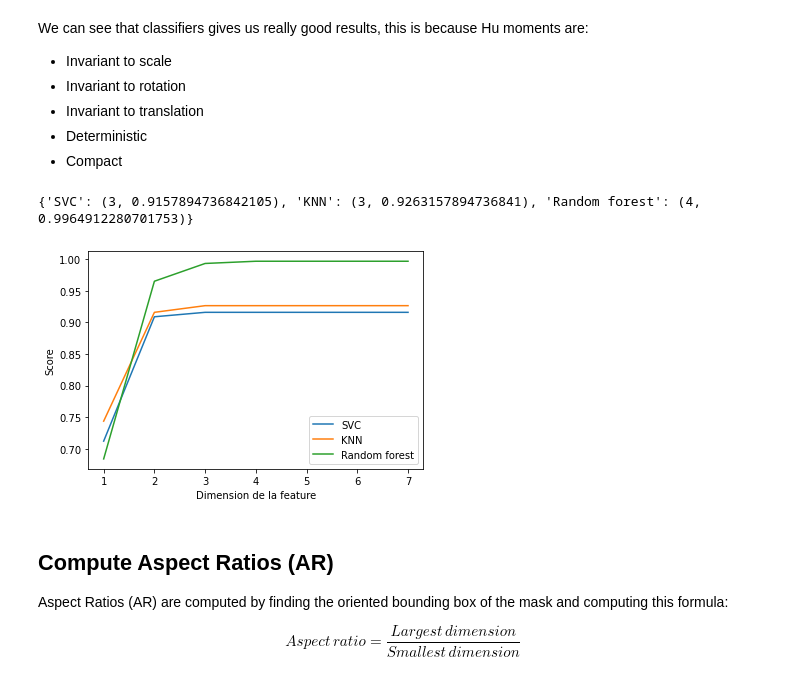
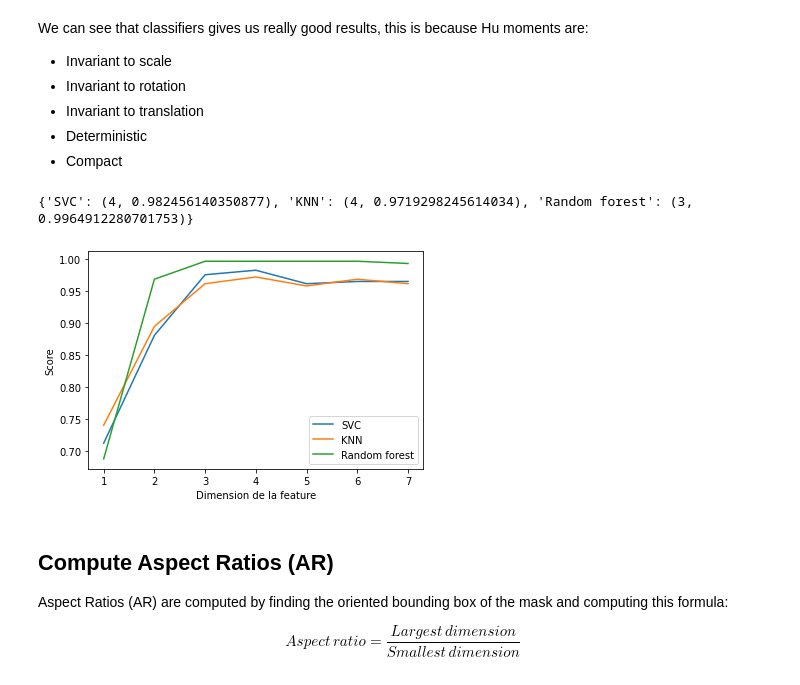
Before and after one commit to Whojo/Dobble-master-race, a Jupyter notebook: shape-descriptor.ipynb, the cells around one changed output. Drawn from its saved outputs; the diff is of its cells as text; code cells hidden in the pictures.

Commit message:
Scaled Hu Moments

```diff
--- a/shape-descriptor.ipynb
+++ b/shape-descriptor.ipynb
@@ -124,0 +137,6 @@ interactive(children=(BoundedIntText(value=1, description='class_', max=57, min=
+# %%
+from math import log
+
+transform = lambda hu: -(hu // hu) * log(abs(hu))
+scaled_moments = np.array([list(map(transform, moments)) for moments in hu_moments])
+scaled_moments[0]
@@ -144,12 +165,12 @@ We can see that classifiers gives us really good results, this is because Hu mom
 - Deterministic
 - Compact
 # %%
-feature = [np.array(hu_moments[:, :i]) for i in range(1, 8)]
+feature = [np.array(scaled_moments[:, :i]) for i in range(1, 8)]
 best_dims = optimize_feature_dim(feature, range(1, 8), classifiers[:-1], ["SVC", "KNN", "Random forest"], plt)
 print(best_dims)
 # %% [output]
-{'SVC': (3, 0.9157894736842105), 'KNN': (3, 0.9263157894736841), 'Random forest': (4, 0.9964912280701753)}
+{'SVC': (4, 0.982456140350877), 'KNN': (4, 0.9719298245614034), 'Random forest': (3, 0.9964912280701753)}
-[figure, old version]
+[figure, new version]
 # %% [markdown]
 ## Compute Aspect Ratios (AR)
 
```
Also changed, not shown: parts of 5 cells of this notebook.
